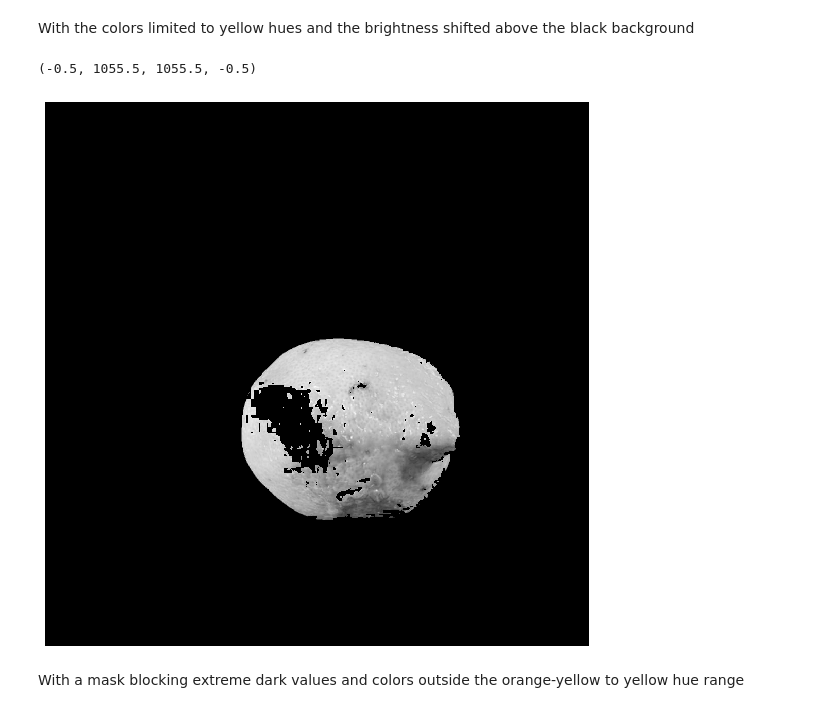
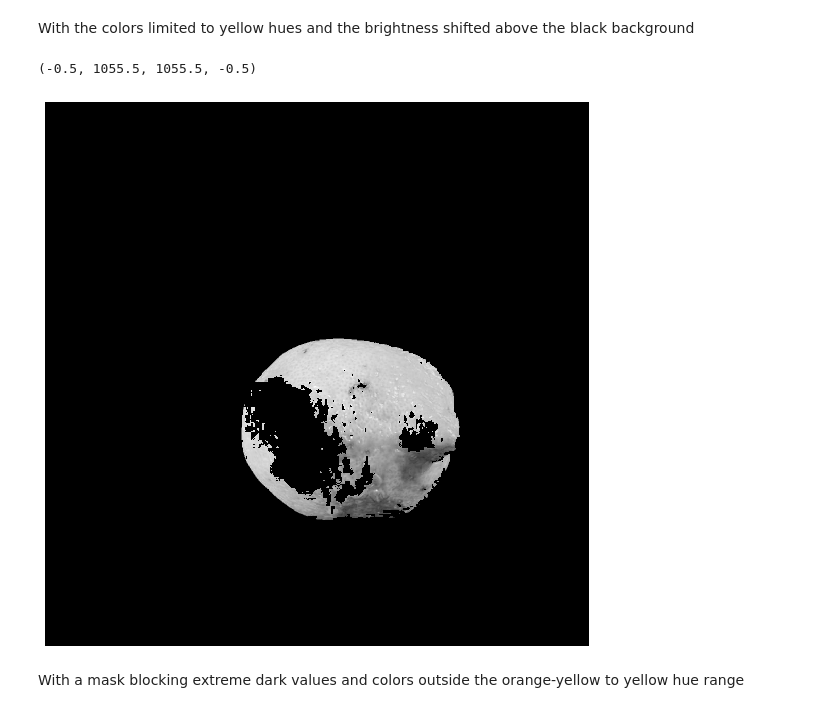
Before and after one commit to csulfrian/lemon-defect-detection, a Jupyter notebook: notebooks/initial-exploration.ipynb, the cells around one changed output. Cells and saved outputs as stored; diff of their text form; code cells hidden in the pictures.

```diff
--- a/notebooks/initial-exploration.ipynb
+++ b/notebooks/initial-exploration.ipynb
@@ -280,7 +261,7 @@ A space lemon?!?!
 # %%
 hue_img = img_hsv[:, :, 0]
 val_img = img_hsv[:, :, 2]
-yellows = [42/360, 69/360]
+yellows = [42/360, 64/360]
 # %%
 mask = (val_img > 0.1) & ((hue_img < yellows[1]) & (hue_img > yellows[0]))
 mask.shape
@@ -293,10 +274,11 @@ from sklearn.decomposition import PCA
 from sklearn.preprocessing import StandardScaler
 # %%
 fig, ax = plt.subplots(figsize=plot_size)
-ax.imshow(g * mask, cmap='gray')
+masked_image = g * mask
+ax.imshow(masked_image, cmap='gray')
 ax.axis('off')
 # %% [output]
 (-0.5, 1055.5, 1055.5, -0.5)
-[figure, old version]
+[figure, new version]
 # %% [markdown]
 With a mask blocking extreme dark values and colors outside the orange-yellow to yellow hue range
```
Also changed, not shown: parts of 17 cells of this notebook, 5 other files.
